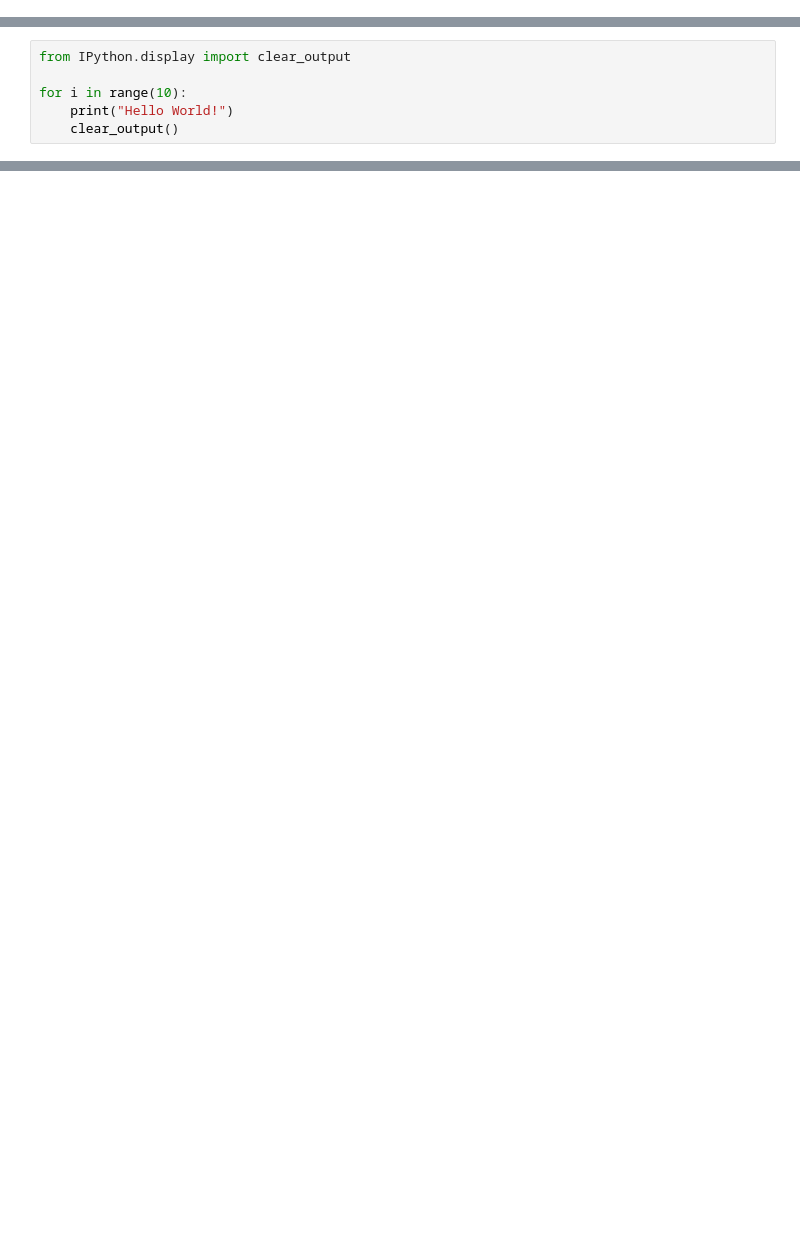
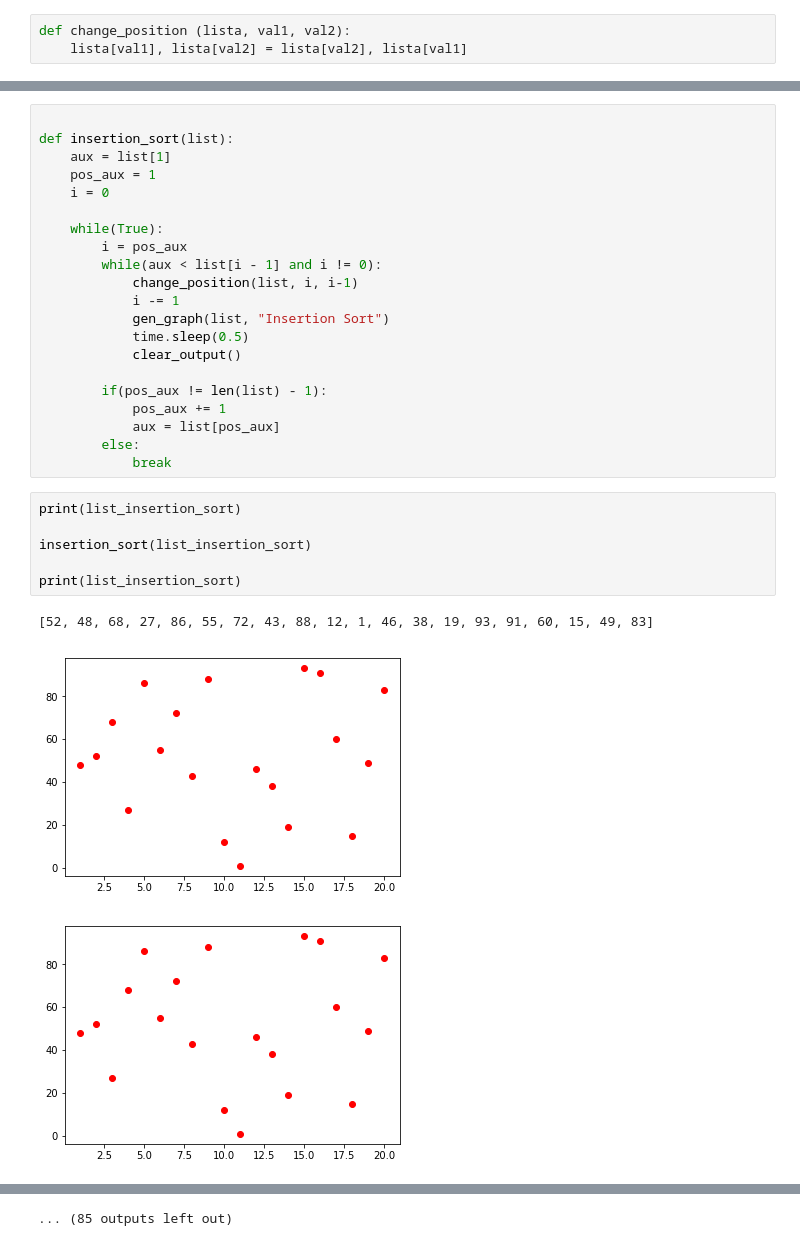
Before and after one commit to disciplinas-ma46/EDA2, a Jupyter notebook: lista2.ipynb, the cells around one changed output, grey strips where cells are left out. Drawn from its saved outputs; the diff is of its cells as text; blank space fills up the shorter version.

Commit message:
Adding the insertion source code and make animation time

```diff
--- a/lista2.ipynb
+++ b/lista2.ipynb
@@ -40,3 +39,6 @@ def gen_graph(list, title):
     plt.clf()
     plt.close
+# %%
+def change_position (lista, val1, val2):
+    lista[val1], lista[val2] = lista[val2], lista[val1]
 # %%
@@ -59,7 +59,32 @@ KeyboardInterrupt:
 <Figure size 432x288 with 0 Axes>
-# %%
-from IPython.display import clear_output
-
-for i in range(10):
-    print("Hello World!")
-    clear_output()
+# %%
+
+def insertion_sort(list):
+    aux = list[1]
+    pos_aux = 1
+    i = 0
+
+    while(True):
+        i = pos_aux
+        while(aux < list[i - 1] and i != 0):
+            change_position(list, i, i-1)
+            i -= 1
+            gen_graph(list, "Insertion Sort")
+            time.sleep(0.5)
+            clear_output()
+
+        if(pos_aux != len(list) - 1):
+            pos_aux += 1
+            aux = list[pos_aux]
+        else:
+            break
+# %%
+print(list_insertion_sort)
+
+insertion_sort(list_insertion_sort)
+
+print(list_insertion_sort)
+# %% [output]
+[52, 48, 68, 27, 86, 55, 72, 43, 88, 12, 1, 46, 38, 19, 93, 91, 60, 15, 49, 83]
+[figure, added]
+[figure, added]
@@ -65,0 +100 @@ for i in range(10):
+... (85 outputs left out)
```
Also changed, not shown: parts of 5 cells of this notebook.
